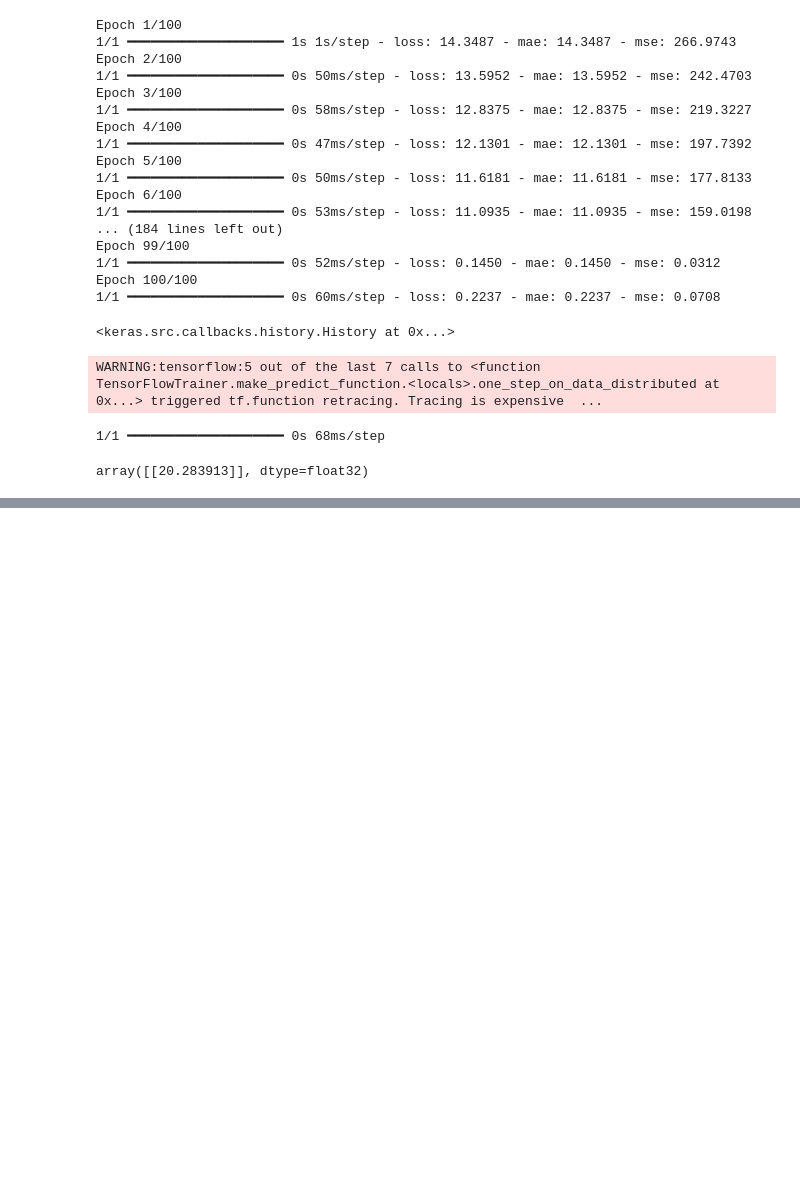
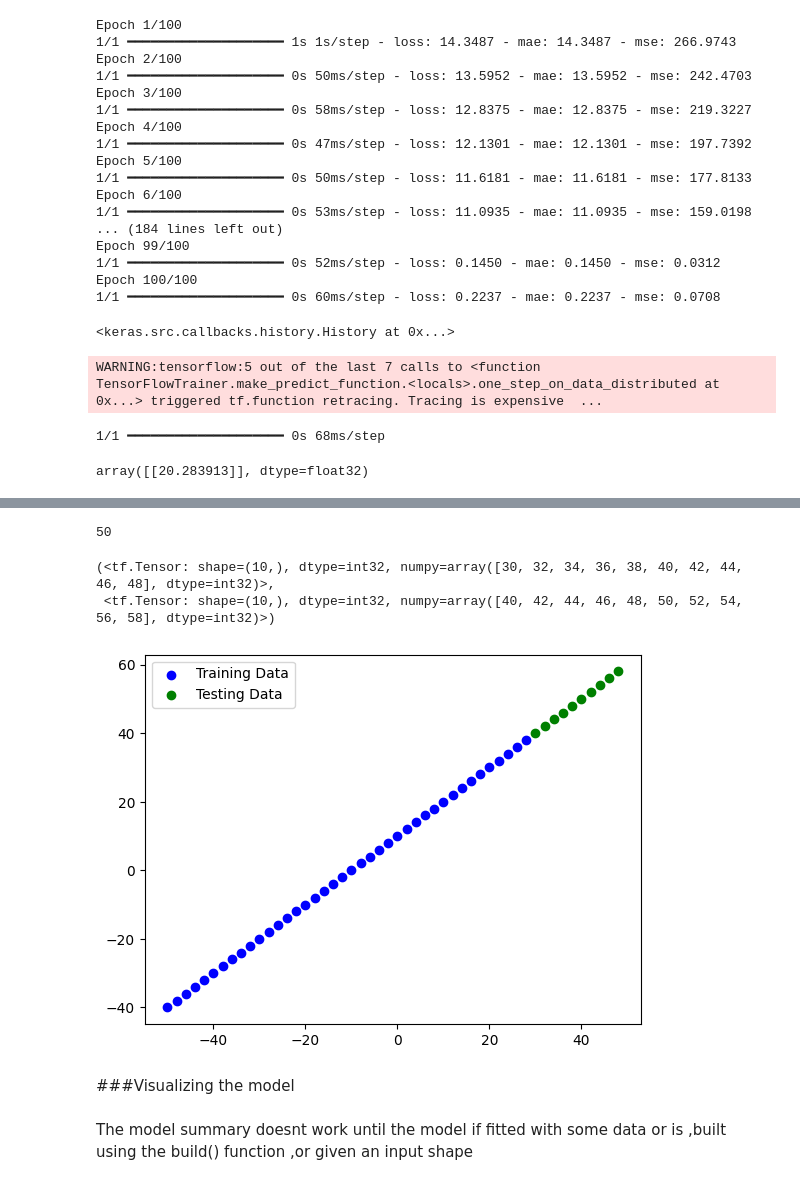
Before and after one commit to Ashwin-2408/Tensor_Flow_Learning, a Jupyter notebook: notebooks/Neural_Network_Regression.ipynb, the cells around one changed output, grey strips where cells are left out. Drawn from its saved outputs; the diff is of its cells as text; code cells hidden in the pictures; blank space fills up the shorter version.

```diff
--- a/notebooks/Neural_Network_Regression.ipynb
+++ b/notebooks/Neural_Network_Regression.ipynb
@@ -276,0 +323,22 @@ array([[20.283913]], dtype=float32)
+# %%
+len(X)
+# %% [output]
+50
+# %%
+X_Train=X[:40]
+Y_Train=Y[:40]
+X_Test=X[40:50]
+Y_Test=Y[40:50]
+# %%
+X_Test,Y_Test
+# %% [output]
+(<tf.Tensor: shape=(10,), dtype=int32, numpy=array([30, 32, 34, 36, 38, 40, 42, 44, 46, 48], dtype=int32)>,
+ <tf.Tensor: shape=(10,), dtype=int32, numpy=array([40, 42, 44, 46, 48, 50, 52, 54, 56, 58], dtype=int32)>)
+# %%
+#visualizing the data
+plt.scatter(X_Train,Y_Train,c="b",label="Training Data")
+plt.scatter(X_Test,Y_Test,c="g",label="Testing Data")
+plt.legend()
+plt.show()
+# %% [output]
+[figure, added]
@@ -276,0 +351,4 @@ array([[20.283913]], dtype=float32)
+# %% [markdown]
+###Visualizing the model
+# %% [markdown]
+The model summary doesnt work until the model if fitted with some data or is ,built using the build() function ,or given an input shape
```
Also changed, not shown: parts of 14 cells of this notebook.
